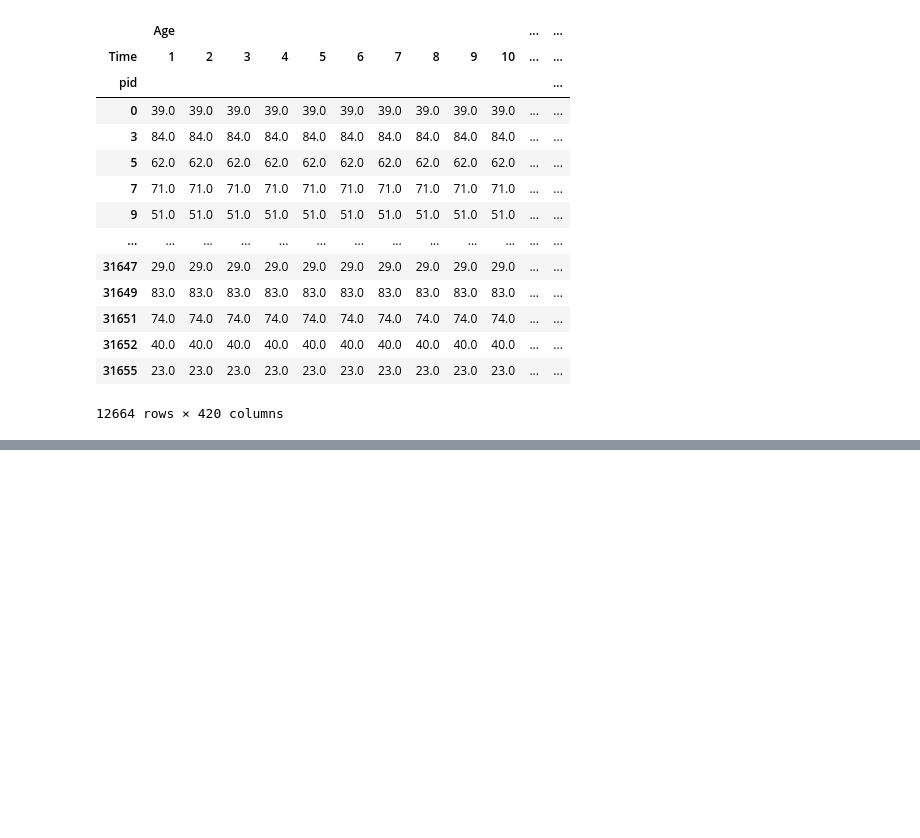
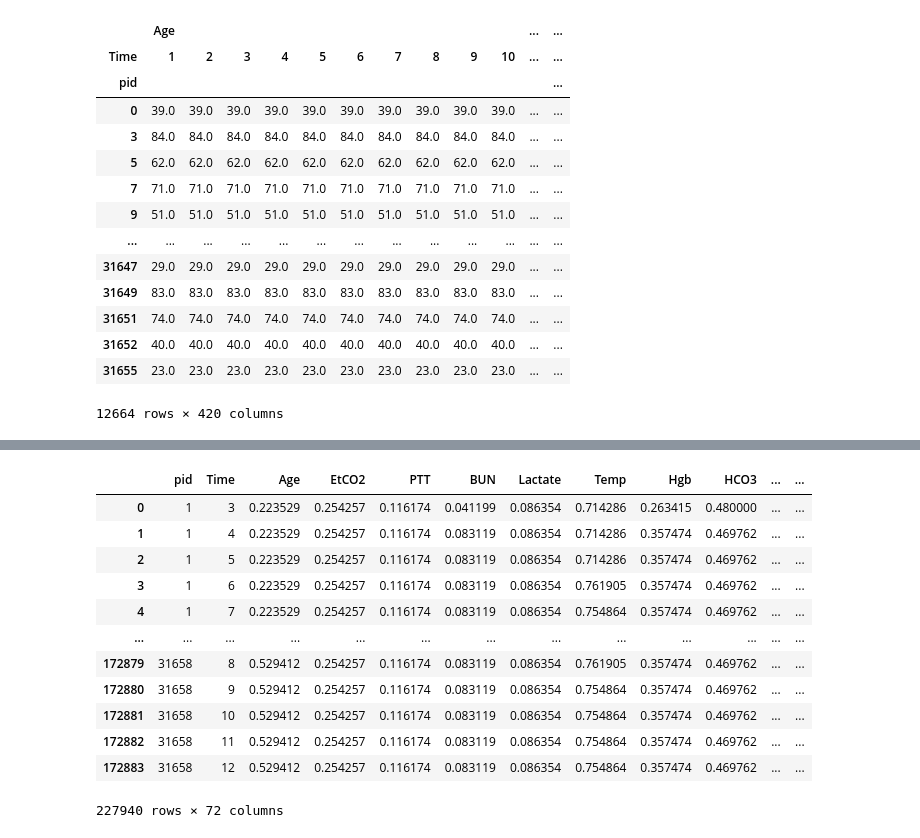
Before and after one commit to friti/ML-Intro-course, a Jupyter notebook: task2/task2_fe.ipynb, the cells around one changed output, grey strips where cells are left out. Cells and saved outputs as stored; diff of their text form; code cells hidden in the pictures; blank space fills up the shorter version.

```diff
--- a/task2/task2_fe.ipynb
+++ b/task2/task2_fe.ipynb
@@ -137,0 +117,25 @@ test_data_1
+# %%
+# First part -> replace nan with the mean of the column
+train_data_2_tmp1 = train_data.copy()
+for col in train_data_2_tmp1.columns:
+    #print(col)
+    mean = train_data_2_tmp1[col].mean()
+    train_data_2_tmp1[col] = train_data_2_tmp1[col].replace(np.nan,train_data_2_tmp1[col].mean())
+#train_data_2_tmp1
+# %%
+# normalise the values for each column
+for col in train_data_2_tmp1.columns[2:]:
+    #print(col)
+    train_data_2_tmp1[col] = (train_data_2_tmp1[col] - train_data_2_tmp1[col].min()) / (train_data_2_tmp1[col].max() - train_data_2_tmp1[col].min())
+# %%
+# Second part -> add columns with 0 and 1s to indicate if the measurement was taken or not
+
+# change the name of the columns to be able to use the pivot function later
+train_data_2_tmp2 = pd.DataFrame()
+for col in train_data.columns[2:]:
+    train_data_2_tmp2[col+'_2'] = train_data[col].copy()
+
+# substitute integers with 1
+train_data_2_tmp2=train_data_2_tmp2.mask(train_data_2_tmp2>-9999,1)
+# substitute nan with 0
+train_data_2_tmp2=train_data_2_tmp2.replace(np.nan,0)
@@ -137,0 +158,19 @@ test_data_1
+# %%
+# concatenate part 1 and part2 for the complete set of training data
+train_data_2 = pd.concat([train_data_2_tmp1, train_data_2_tmp2], axis=1)
+# %%
+train_data_2
+# %% [output]
+|  | pid | Time | Age | EtCO2 | PTT | BUN | Lactate | Temp | Hgb | HCO3 | ... | ... |
+| 0 | 1 | 3 | 0.223529 | 0.254257 | 0.116174 | 0.041199 | 0.086354 | 0.714286 | 0.263415 | 0.480000 | ... | ... |
+| 1 | 1 | 4 | 0.223529 | 0.254257 | 0.116174 | 0.083119 | 0.086354 | 0.714286 | 0.357474 | 0.469762 | ... | ... |
+| 2 | 1 | 5 | 0.223529 | 0.254257 | 0.116174 | 0.083119 | 0.086354 | 0.714286 | 0.357474 | 0.469762 | ... | ... |
+| 3 | 1 | 6 | 0.223529 | 0.254257 | 0.116174 | 0.083119 | 0.086354 | 0.761905 | 0.357474 | 0.469762 | ... | ... |
+| 4 | 1 | 7 | 0.223529 | 0.254257 | 0.116174 | 0.083119 | 0.086354 | 0.754864 | 0.357474 | 0.469762 | ... | ... |
+| ... | ... | ... | ... | ... | ... | ... | ... | ... | ... | ... | ... | ... |
+| 172879 | 31658 | 8 | 0.529412 | 0.254257 | 0.116174 | 0.083119 | 0.086354 | 0.761905 | 0.357474 | 0.469762 | ... | ... |
+| 172880 | 31658 | 9 | 0.529412 | 0.254257 | 0.116174 | 0.083119 | 0.086354 | 0.754864 | 0.357474 | 0.469762 | ... | ... |
+| 172881 | 31658 | 10 | 0.529412 | 0.254257 | 0.116174 | 0.083119 | 0.086354 | 0.754864 | 0.357474 | 0.469762 | ... | ... |
+| 172882 | 31658 | 11 | 0.529412 | 0.254257 | 0.116174 | 0.083119 | 0.086354 | 0.754864 | 0.357474 | 0.469762 | ... | ... |
+| 172883 | 31658 | 12 | 0.529412 | 0.254257 | 0.116174 | 0.083119 | 0.086354 | 0.754864 | 0.357474 | 0.469762 | ... | ... |
+227940 rows × 72 columns
```
Also changed, not shown: parts of 27 cells of this notebook.
